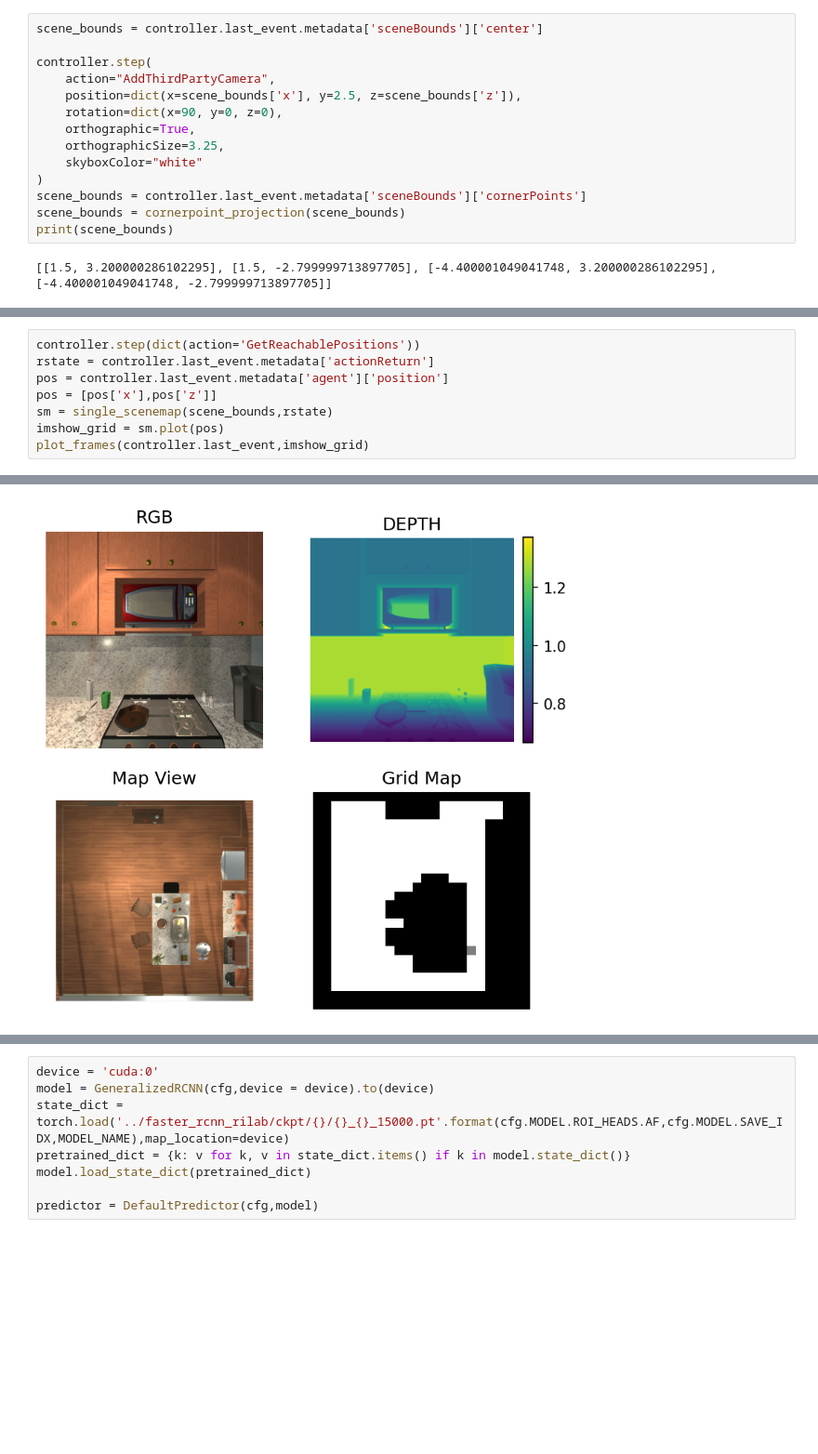
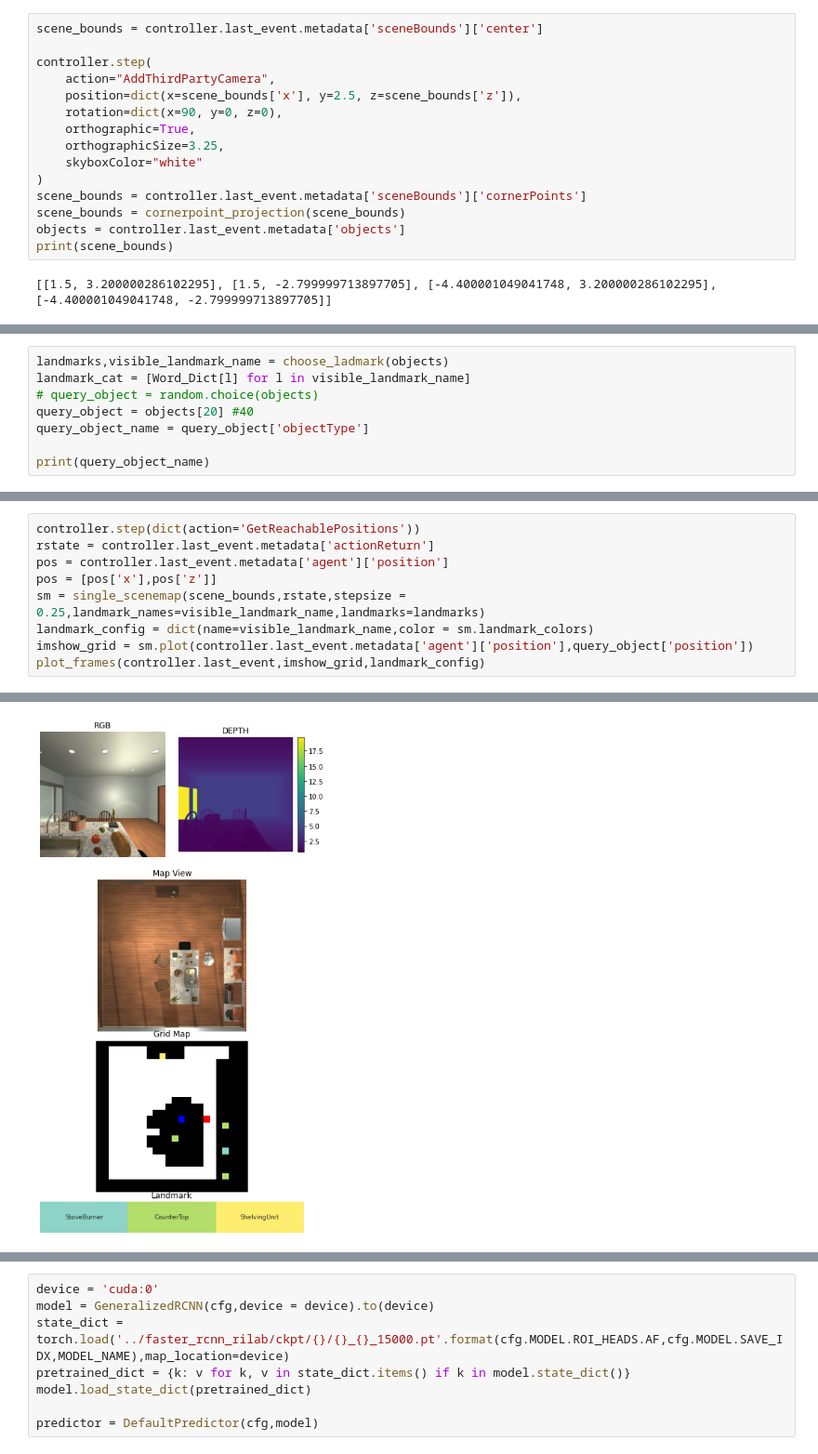
Before and after one commit to jeongeun980906/Zeroshot-Active-VIsual-Search, a Jupyter notebook: Detection.ipynb, the cells around one changed output, grey strips where cells are left out. Shown: that part at 93% size. Drawn from its saved outputs; the diff is of its cells as text; blank space fills up the shorter version.

```diff
--- a/Detection.ipynb
+++ b/Detection.ipynb
@@ -78,6 +77,7 @@ controller.step(
 )
 scene_bounds = controller.last_event.metadata['sceneBounds']['cornerPoints']
 scene_bounds = cornerpoint_projection(scene_bounds)
+objects = controller.last_event.metadata['objects']
 print(scene_bounds)
 # %% [output]
 [[1.5, 3.200000286102295], [1.5, -2.799999713897705], [-4.400001049041748, 3.200000286102295], [-4.400001049041748, -2.799999713897705]]
@@ -83,0 +107,8 @@ print(scene_bounds)
+# %%
+landmarks,visible_landmark_name = choose_ladmark(objects)
+landmark_cat = [Word_Dict[l] for l in visible_landmark_name]
+# query_object = random.choice(objects)
+query_object = objects[20] #40
+query_object_name = query_object['objectType']
+
+print(query_object_name)
@@ -86,8 +119,9 @@ controller.step(dict(action='GetReachablePositions'))
 rstate = controller.last_event.metadata['actionReturn']
 pos = controller.last_event.metadata['agent']['position']
 pos = [pos['x'],pos['z']]
-sm = single_scenemap(scene_bounds,rstate)
-imshow_grid = sm.plot(pos)
-plot_frames(controller.last_event,imshow_grid)
+sm = single_scenemap(scene_bounds,rstate,stepsize = 0.25,landmark_names=visible_landmark_name,landmarks=landmarks)
+landmark_config = dict(name=visible_landmark_name,color = sm.landmark_colors)
+imshow_grid = sm.plot(controller.last_event.metadata['agent']['position'],query_object['position'])
+plot_frames(controller.last_event,imshow_grid,landmark_config)
 # %% [output]
 -4.400001049041748 1.5 -2.799999713897705 3.200000286102295
@@ -96,4 +130,4 @@ plot_frames(controller.last_event,imshow_grid)
-[figure, old version]
+[figure, new version]
 # %%
 print(torch.cuda.device_count())
 torch.cuda.set_device(0)
```
Also changed, not shown: parts of 26 cells of this notebook, 6 other files.
